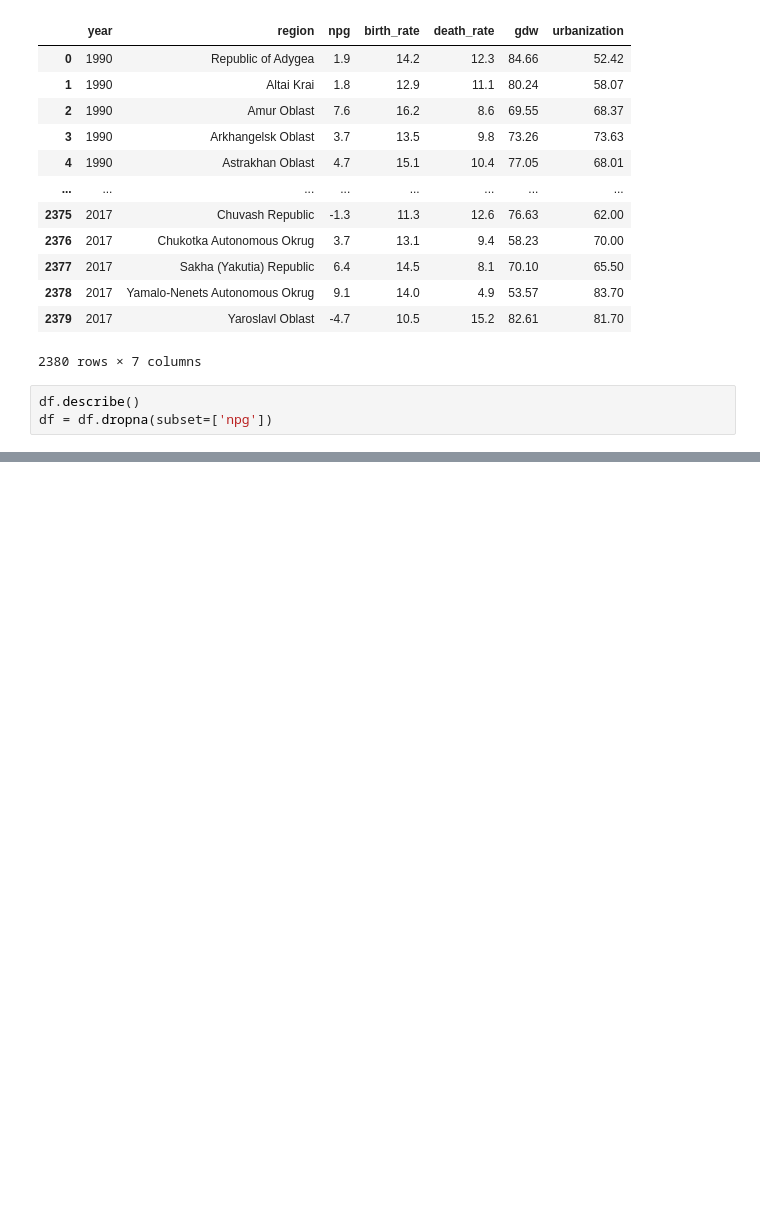
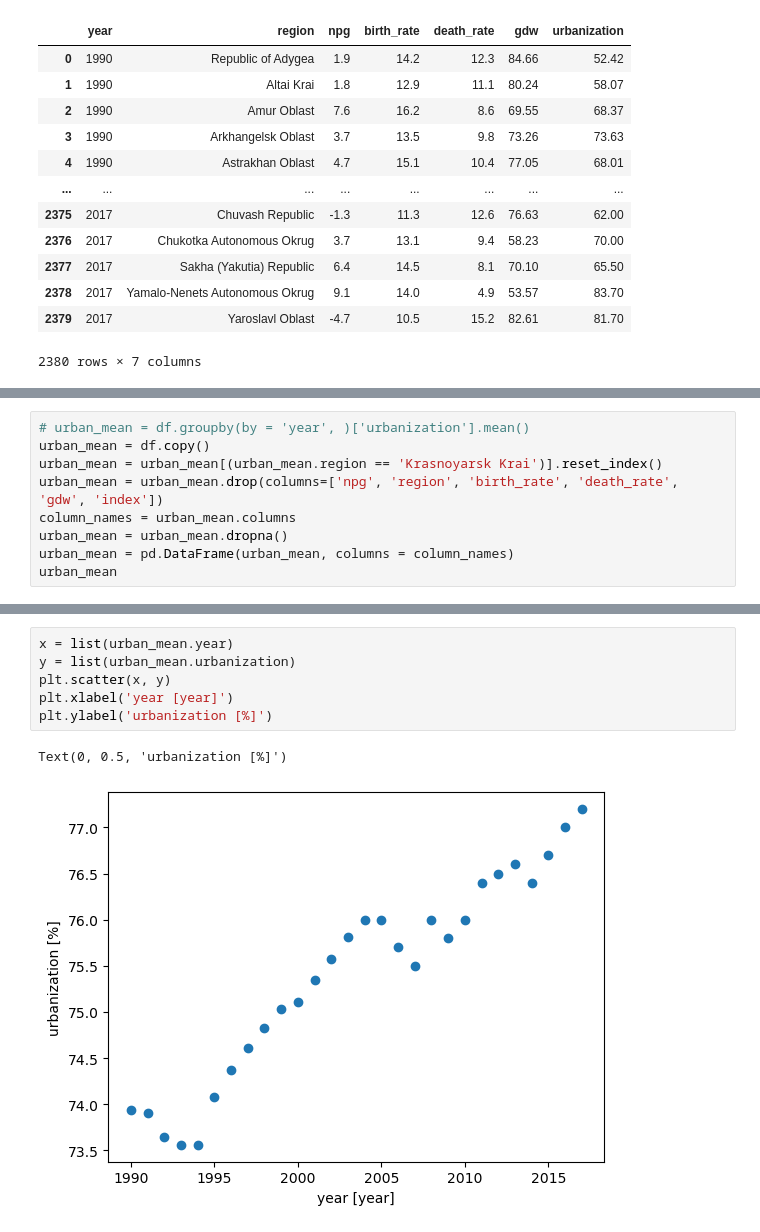
Before and after one commit to ArinaFedotova/APL.lab4, a Jupyter notebook: lab4.ipynb, the cells around one changed output, grey strips where cells are left out. Drawn from its saved outputs; the diff is of its cells as text; blank space fills up the shorter version.

```diff
--- a/lab4.ipynb
+++ b/lab4.ipynb
@@ -19,6 +19,3 @@ df
 | 2378 | 2017 | Yamalo-Nenets Autonomous Okrug | 9.1 | 14.0 | 4.9 | 53.57 | 83.70 |
 | 2379 | 2017 | Yaroslavl Oblast | -4.7 | 10.5 | 15.2 | 82.61 | 81.70 |
 2380 rows × 7 columns
-# %%
-df.describe()
-df = df.dropna(subset=['npg'])
@@ -157,0 +38,9 @@ df_urb_npg
+# %%
+# urban_mean = df.groupby(by = 'year', )['urbanization'].mean()
+urban_mean = df.copy()
+urban_mean = urban_mean[(urban_mean.region == 'Krasnoyarsk Krai')].reset_index()
+urban_mean = urban_mean.drop(columns=['npg', 'region', 'birth_rate', 'death_rate', 'gdw', 'index'])
+column_names = urban_mean.columns
+urban_mean = urban_mean.dropna()
+urban_mean = pd.DataFrame(urban_mean, columns = column_names)
+urban_mean
@@ -157,0 +65,9 @@ df_urb_npg
+# %%
+x = list(urban_mean.year)
+y = list(urban_mean.urbanization)
+plt.scatter(x, y)
+plt.xlabel('year [year]')
+plt.ylabel('urbanization [%]')
+# %% [output]
+Text(0, 0.5, 'urbanization [%]')
+[figure, added]
```
Also changed, not shown: parts of 20 cells of this notebook.
